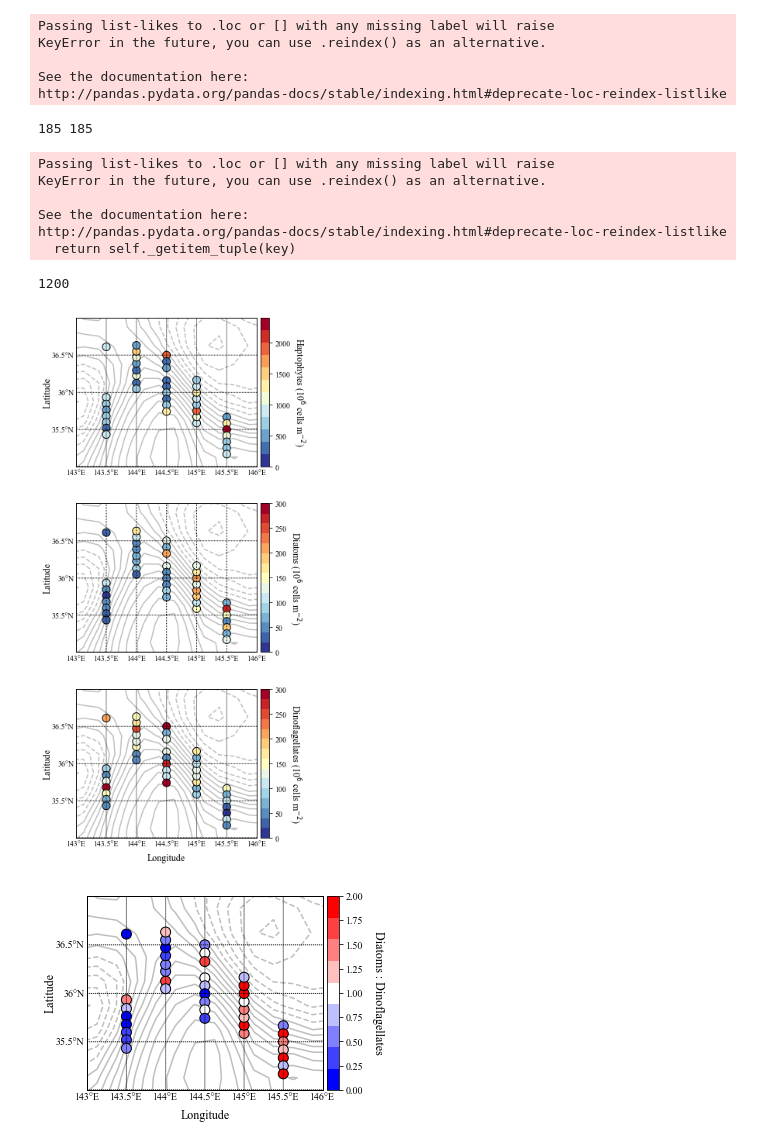
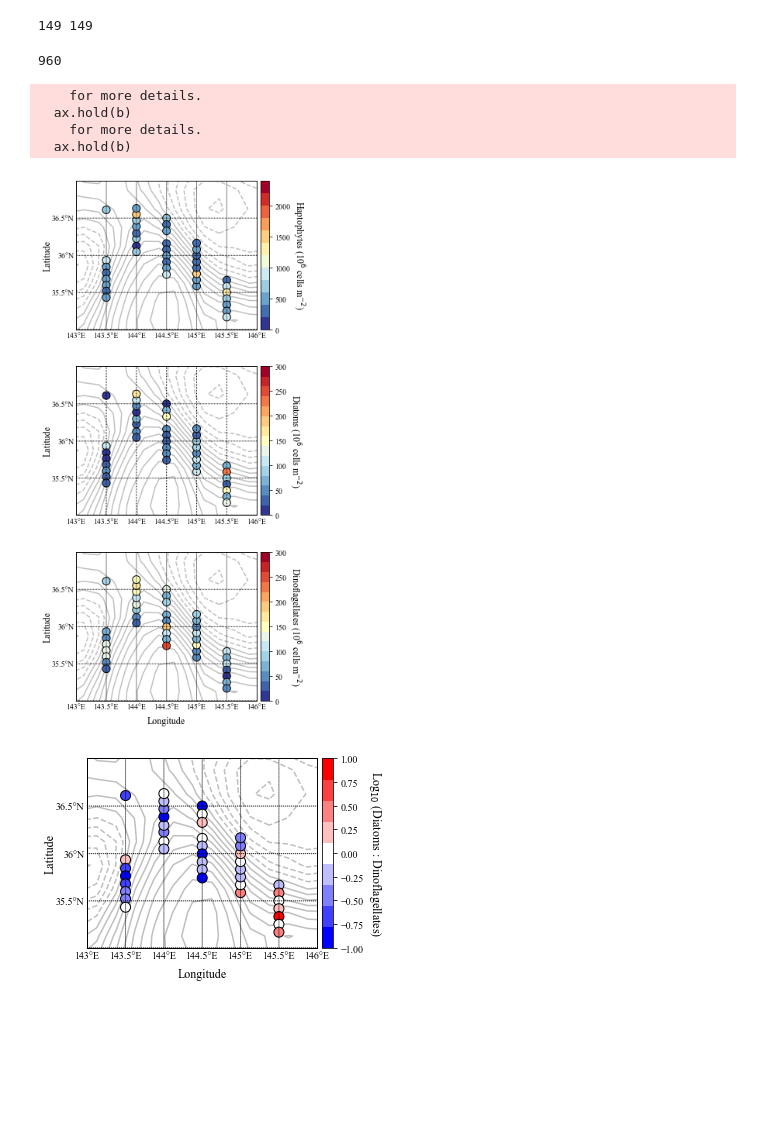
Before and after one commit to sophieclayton/kuroshio_chapter, a Jupyter notebook: phyto_int_PFT_map.ipynb, the cells around one changed output. Saved outputs shown, nothing was run; the diff lists cells and outputs as text; code cells hidden in the pictures; blank space fills up the shorter version.

```diff
--- a/phyto_int_PFT_map.ipynb
+++ b/phyto_int_PFT_map.ipynb
@@ -45,24 +45,13 @@ phyto = phyto[phyto['STATION']!='E41']
 phyto['sample'] = phyto["STATION"] + '-' + phyto["depth"].astype(int).astype(str)
 phyto.set_index('sample', inplace = True)
 
-# phyto = phyto[phyto['depth']<60]
+phyto = phyto[phyto['depth']<80]
 
 data = data.loc[phyto.index, :]
 
 print len(data), len(phyto)
 # %% [output]
-Passing list-likes to .loc or [] with any missing label will raise
-KeyError in the future, you can use .reindex() as an alternative.
-
-See the documentation here:
-http://pandas.pydata.org/pandas-docs/stable/indexing.html#deprecate-loc-reindex-listlike
+149 149
-185 185
-Passing list-likes to .loc or [] with any missing label will raise
-KeyError in the future, you can use .reindex() as an alternative.
-
-See the documentation here:
-http://pandas.pydata.org/pandas-docs/stable/indexing.html#deprecate-loc-reindex-listlike
-  return self._getitem_tuple(key)
 # %%
 int_phyto = phyto.groupby('STATION').agg({'latitude': np.mean, 'longitude':np.mean, u'Oscillatoriaceae': np.sum,
        u'Cryptophytes':np.sum, u'Haptophytes':np.sum, u'Euglenophytes':np.sum, u'Prasinophytes':np.sum,
@@ -70,7 +59,7 @@ int_phyto = phyto.groupby('STATION').agg({'latitude': np.mean, 'longitude':np.me
 # %%
 int_phyto.loc['A1','Diatoms']
 # %% [output]
-1200
+960
 # %%
 # integrate phyto data properly
 
@@ -175,38 +164,42 @@ ax3.set_xlabel('Longitude', labelpad = 20,  fontsize=12)
 
 fig0.savefig('../figures/int_pfts.png', dpi = 300, bbox_inches='tight')
 # %% [output]
+    for more details.
+  ax.hold(b)
+    for more details.
+  ax.hold(b)
-[figure, old version]
+[figure, new version]
 # %%
 fig1 = plt.figure(figsize=(5., 5.), dpi = 300)
 
 palette = plt.get_cmap('bwr', 9)
 
 ax1 = fig1.add_subplot(111)
 m = Basemap(projection='merc',llcrnrlat=35.,urcrnrlat=37.,\
             llcrnrlon=143.,urcrnrlon=146.,lat_ts=0,resolution='c', ax = ax1)
 m.drawcoastlines()
 m.drawmapboundary(fill_color='white')
 m.fillcontinents(color='grey',lake_color='white')
 m.drawparallels(np.arange(30,50,0.5),labels=[1,0,0,0])
 m.drawmeridians(np.arange(138,153,0.5),labels=[1,1,0,1])
 
 xii, yii = m(lon_mdt, lat_mdt)
 m.contour(xii,yii,mdt,levels = np.arange(-2, 2, 0.05), colors = 'grey', lw = 5, zorder = 1, alpha = 0.5)
 
 xi, yi = m(int_phyto['longitude'].values, int_phyto['latitude'].values)
-hh = m.scatter(xi, yi, s = 100, c = (int_phyto['Diatoms'].values/int_phyto['Dinoflagellates'].values), vmin = 0 , vmax = 2, cmap = palette, marker = 'o', edgecolors = 'k')
+hh = m.scatter(xi, yi, s = 100, c = np.log10(int_phyto['Diatoms'].values/int_phyto['Dinoflagellates'].values), vmin = -1 , vmax = 1, cmap = palette, marker = 'o', edgecolors = 'k')
 
 cbh = m.colorbar(hh)
-cbh.set_label('Diatoms : Dinoflagellates',  fontsize=12, rotation = 270, labelpad = 20)
+cbh.set_label('Log$_{10}$ (Diatoms : Dinoflagellates)',  fontsize=12, rotation = 270, labelpad = 20)
 
 ax1.tick_params(axis='both', which='major',  labelsize=12)
 ax1.tick_params(axis='both', which='minor',  labelsize=12)
 ax1.set_ylabel('Latitude', labelpad = 30,  fontsize=12)
 ax1.set_xlabel('Longitude', labelpad = 20,  fontsize=12)
 
 fig1.savefig('../figures/diatom_dino_ratio.png', dpi = 300, bbox_inches='tight')
 # %% [output]
-[figure, old version]
+[figure, new version]
 # %%
 int_chl = pd.read_csv('../data/int_CHL.csv', sep = ',')
 
```
Also changed, not shown: parts of 1 cell of this notebook, 3 other files.
